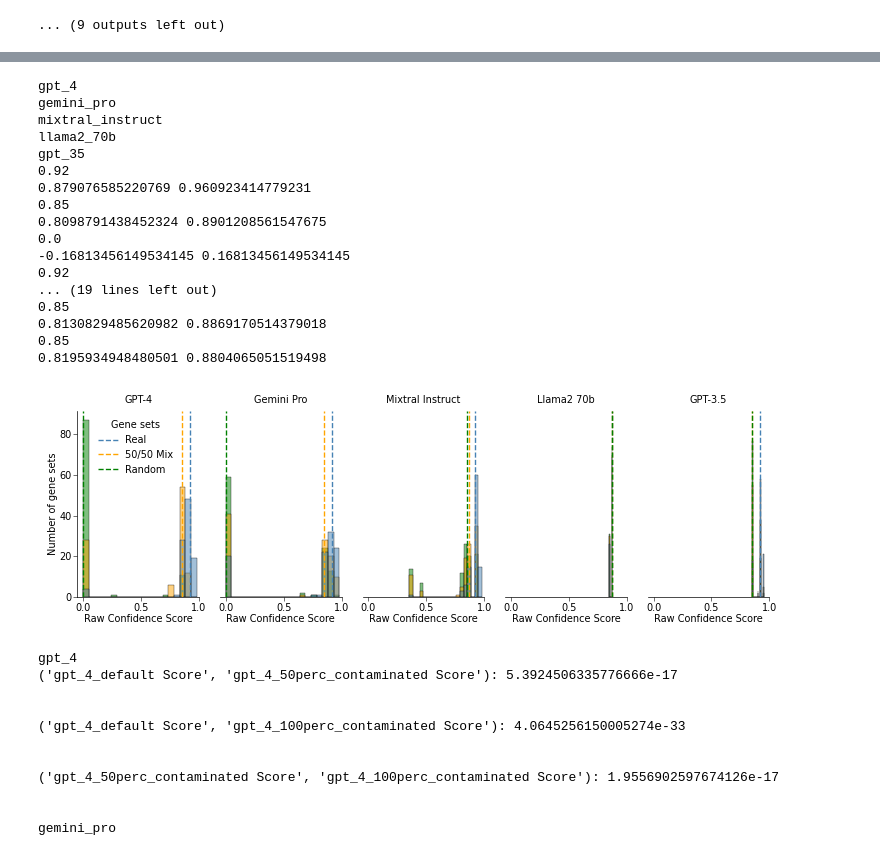
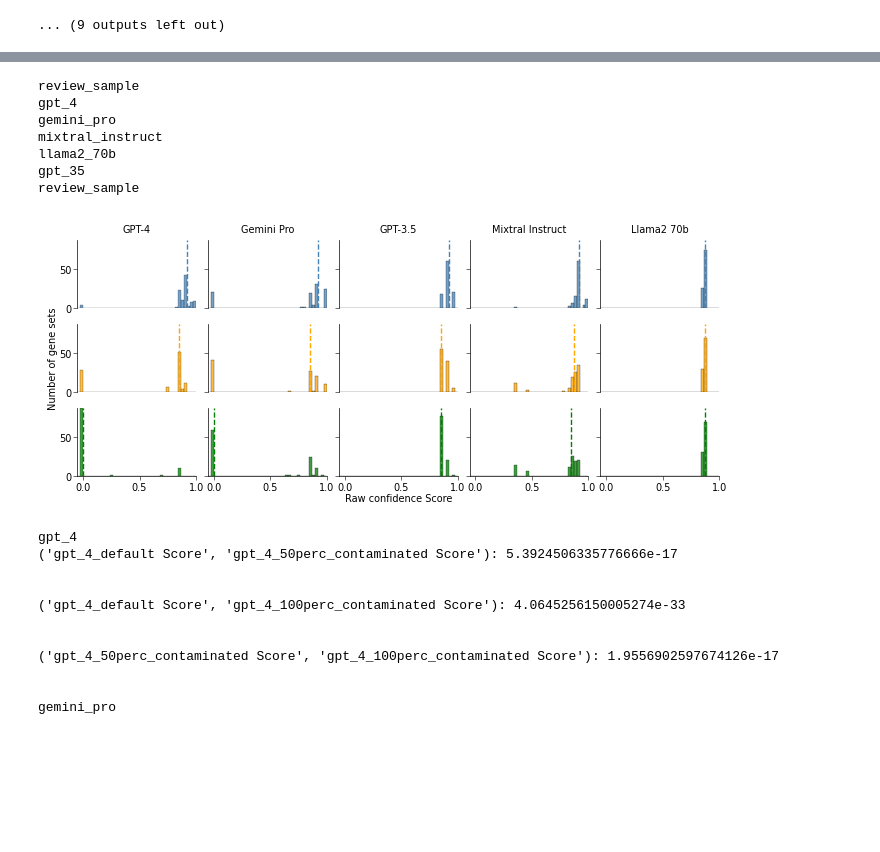
Before and after one commit to idekerlab/llm_evaluation_for_gene_set_interpretation, a Jupyter notebook: 3B-2.[model compare]Check_confidence_scoring_metrics.ipynb, the cells around one changed output, grey strips where cells are left out. Cells and saved outputs as stored; diff of their text form; code cells hidden in the pictures; blank space fills up the shorter version.

Commit message:
update figures

```diff
--- a/3B-2.[model compare]Check_confidence_scoring_metrics.ipynb
+++ b/3B-2.[model compare]Check_confidence_scoring_metrics.ipynb
@@ -204,44 +273,36 @@ def plot_all_models_histogram(models_data, save_fig=None):
 # %%
 %matplotlib inline
 models_data = {}
 for file in result_files:
     df = pd.read_csv(file, sep='\t')
     long_scores = melt_score_df(df)
     model_name = '_'.join(file.split('/')[-1].split('.')[0].split('_')[-2:])
     print(model_name)
     # Define model name mappings for consistent naming
     model_name_map = {
         'gpt_4': 'GPT-4',
         'gemini_pro': 'Gemini Pro',
         'gpt_35': 'GPT-3.5',
         'mixtral_instruct': 'Mixtral Instruct',
         'llama2_70b': 'Llama2 70b'
     }
     model_name = model_name_map.get(model_name, model_name)
     models_data[model_name] = long_scores
-
-    save_figure_name = f'./figures/model_compare/all_model_confidence_score_histogram'
+    save_figure_name = f'./figures/model_compare/all_model_confidence_score_histogram_separated'
+# order the models
+model_order = ['GPT-4', 'Gemini Pro', 'GPT-3.5','Mixtral Instruct', 'Llama2 70b']
+models_data = {model: models_data[model] for model in model_order}
 
 plot_all_models_histogram(models_data, save_fig=save_figure_name)
 # %% [output]
+review_sample
 gpt_4
 gemini_pro
 mixtral_instruct
 llama2_70b
 gpt_35
-0.92
-0.879076585220769 0.960923414779231
-0.85
-0.8098791438452324 0.8901208561547675
-0.0
--0.16813456149534145 0.16813456149534145
-0.92
-... (19 lines left out)
-0.85
-0.8130829485620982 0.8869170514379018
-0.85
-0.8195934948480501 0.8804065051519498
+review_sample
-[figure, old version]
+[figure, new version]
 # %%
 # for each score distribution, calculate the p value between the distributions
 
```
Also changed, not shown: parts of 3 cells of this notebook, 7 other files.
